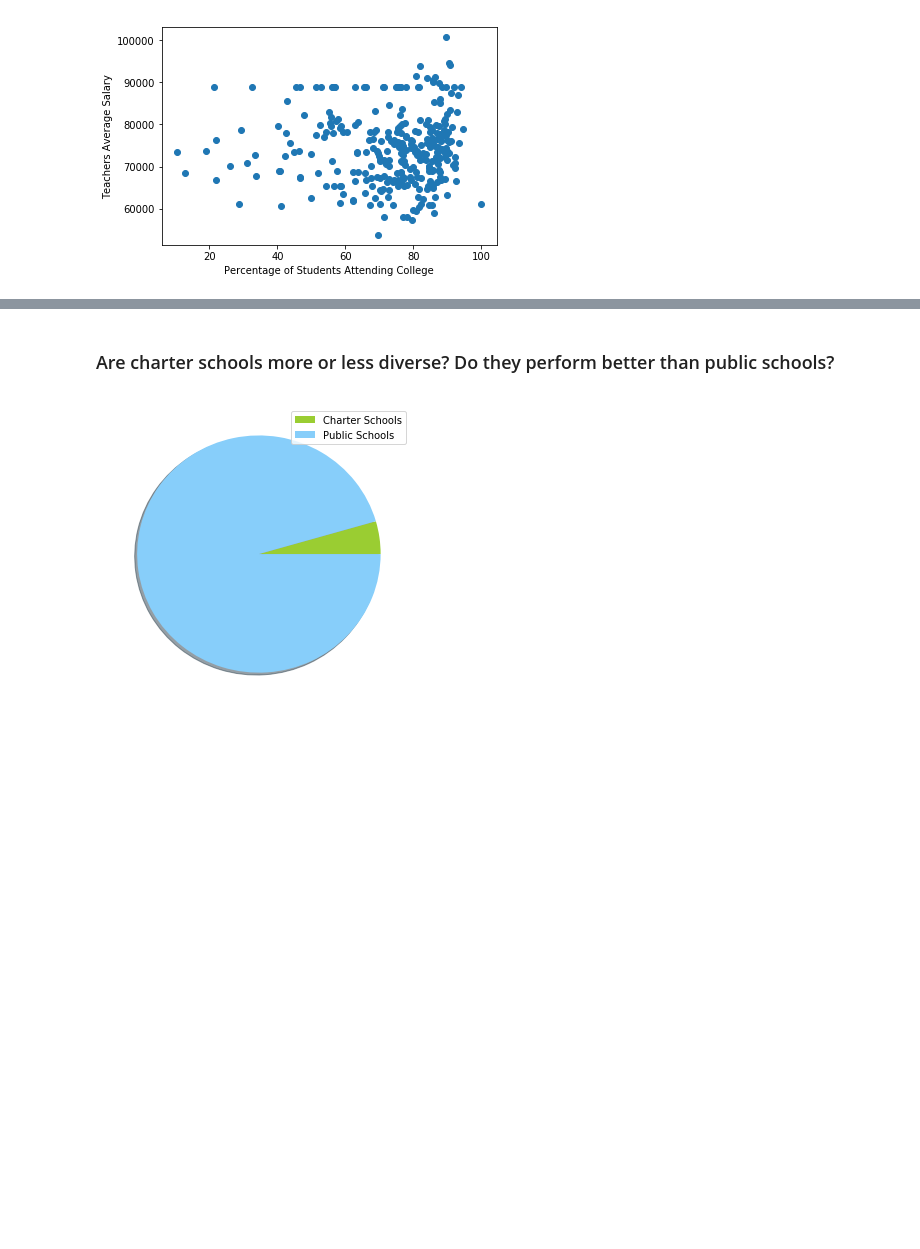
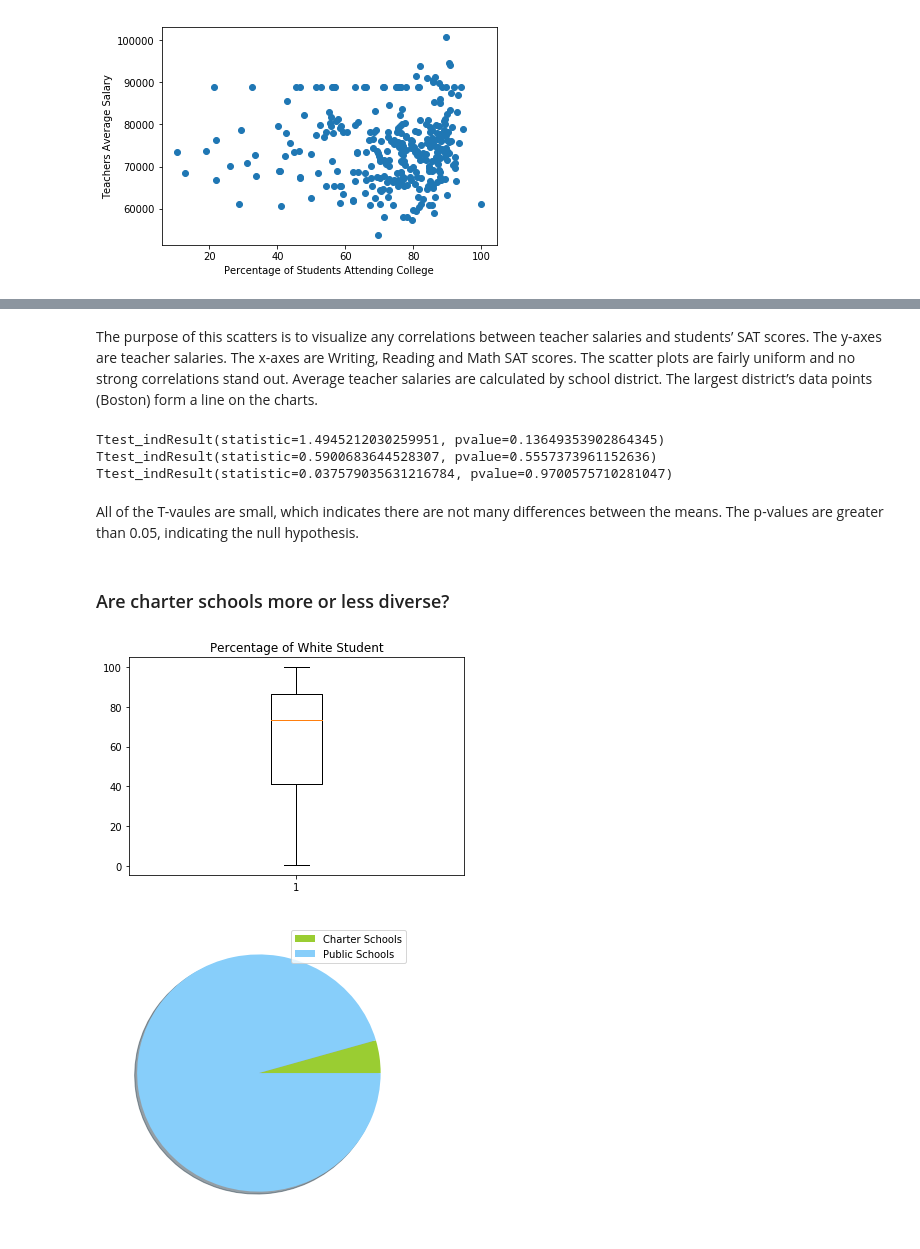
Before and after one commit to ihembree789/thinkfulprojects, a Jupyter notebook: Capstone.ipynb, the cells around one changed output, grey strips where cells are left out. Cells and saved outputs as stored; diff of their text form; code cells hidden in the pictures; blank space fills up the shorter version.

```diff
--- a/Capstone.ipynb
+++ b/Capstone.ipynb
@@ -41,5 +79,30 @@ plt.show()
+# %% [markdown]
+The purpose of this scatters is to visualize any correlations between teacher salaries and students’ SAT scores. The y-axes are teacher salaries. The x-axes are Writing, Reading and Math SAT scores. The scatter plots are fairly uniform and no strong correlations stand out.
+Average teacher salaries are calculated by school district.  The largest district’s data points (Boston) form a line on the charts.
+# %%
+print(ttest_ind(below_salary['Average SAT_Reading'],above_salary['Average SAT_Reading'] ,equal_var=False))
+print(ttest_ind(below_salary['Average SAT_Writing'],above_salary['Average SAT_Writing'] ,equal_var=False))
+print(ttest_ind(below_salary['Average SAT_Math'],above_salary['Average SAT_Math'] ,equal_var=False))
+# %% [output]
+Ttest_indResult(statistic=1.4945212030259951, pvalue=0.13649353902864345)
+Ttest_indResult(statistic=0.5900683644528307, pvalue=0.5557373961152636)
+Ttest_indResult(statistic=0.037579035631216784, pvalue=0.9700575710281047)
+# %% [markdown]
+All of the T-vaules are small, which indicates there are not many differences between the means. The p-values are greater than 0.05, indicating the null hypothesis.
 # %% [markdown]
-### Are charter schools more or less diverse? Do they perform better than public schools?
+### Are charter schools more or less diverse?
+# %%
+white_students=df['% White']
+white_students=white_students[white_students > 0 ]
+
+
+#print(white_students)
+plt.boxplot(white_students)
+plt.title('Percentage of White Student')
+
+plt.show()
+# %% [output]
+[figure, added]
 # %%
 count=0
 count2=0
```
Also changed, not shown: parts of 21 cells of this notebook.
